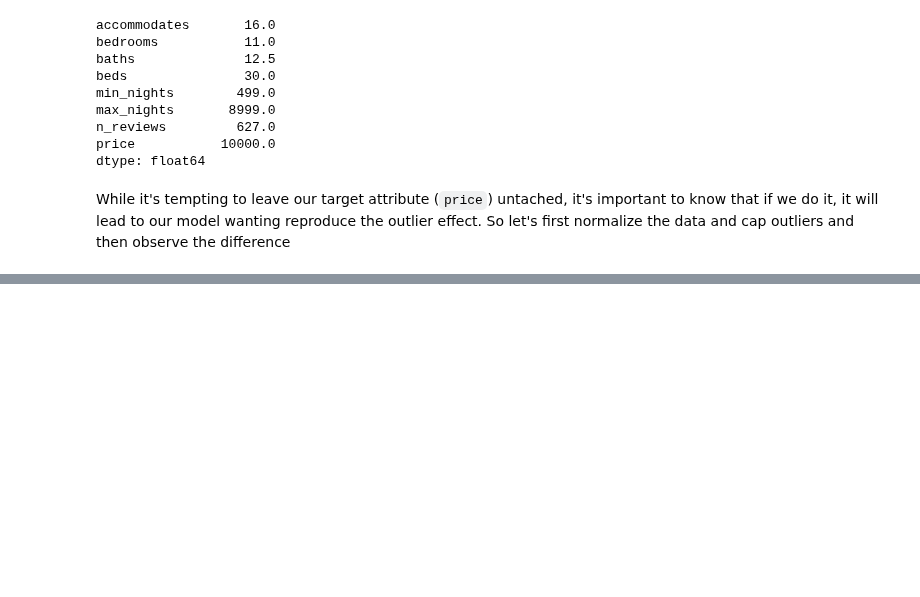
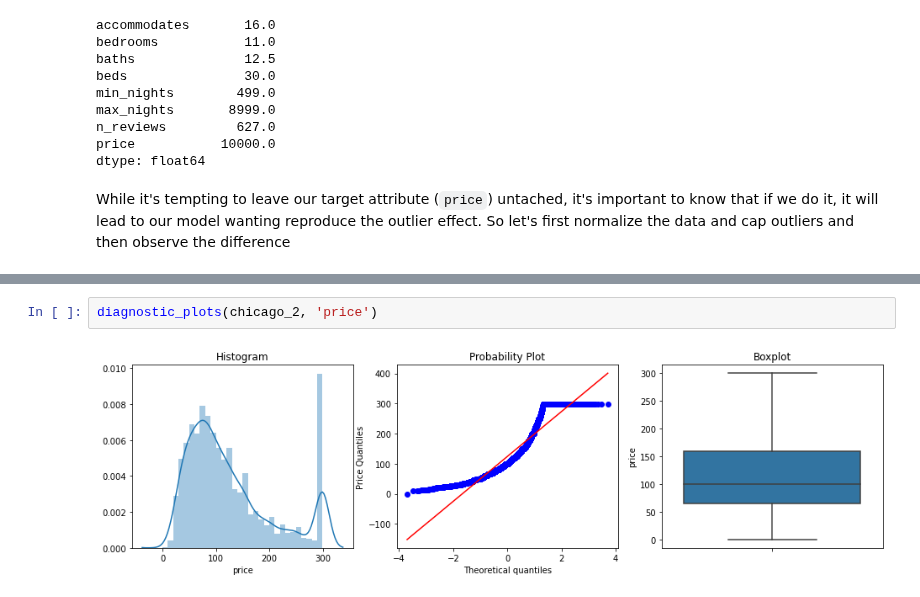
Before and after one commit to harera3/ML_Portfolio, a Jupyter notebook: 11_Chicago_AirBnB_Outliers'_Effect.ipynb, the cells around one changed output, grey strips where cells are left out. Drawn from its saved outputs; the diff is of its cells as text; blank space fills up the shorter version.

```diff
--- a/11_Chicago_AirBnB_Outliers'_Effect.ipynb
+++ b/11_Chicago_AirBnB_Outliers'_Effect.ipynb
@@ -145,0 +224,4 @@ SyntaxError: invalid syntax (<ipython-input-15-b24f89298f3f>, line 1)
+# %%
+diagnostic_plots(chicago_2, 'price')
+# %% [output]
+[figure, added]
```
Also changed, not shown: parts of 10 cells of this notebook.
